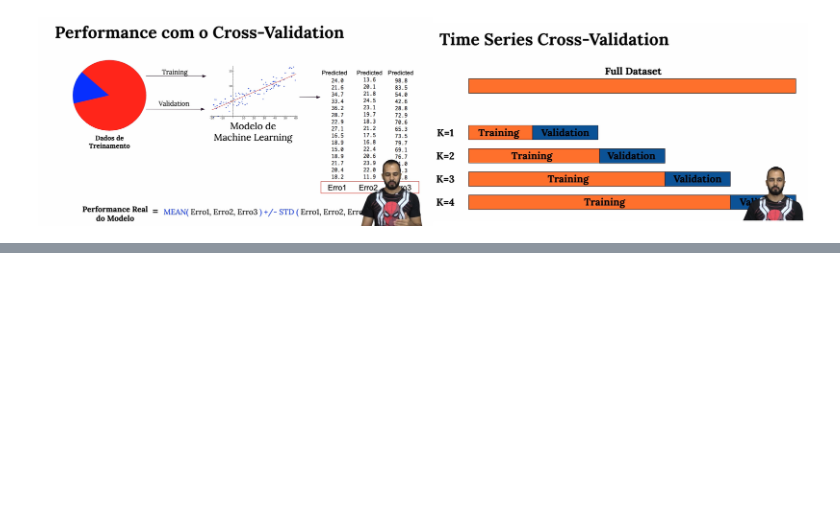
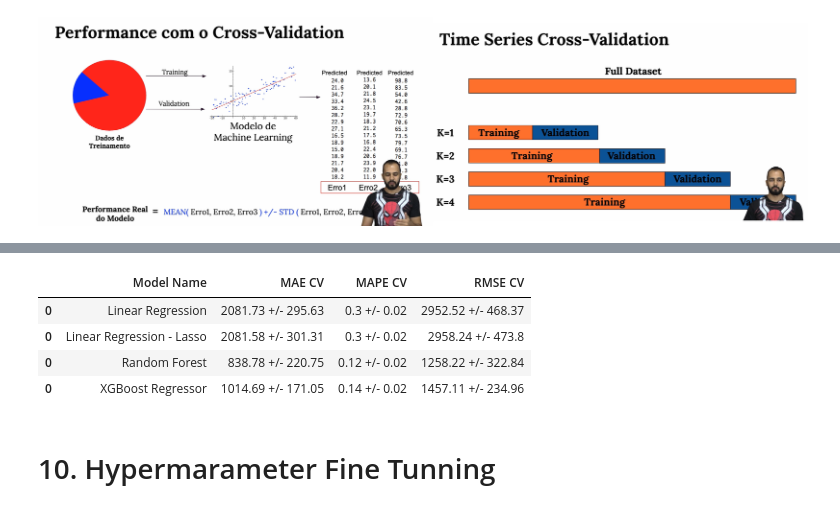
Before and after one commit to rvieira94/cds_03_ds_em_producao, a Jupyter notebook: ds_producao.ipynb, the cells around one changed output, grey strips where cells are left out. Cells and saved outputs as stored; diff of their text form; code cells hidden in the pictures; blank space fills up the shorter version.

Commit message:
concluido cross-validation da performance real do modelo

```diff
--- a/ds_producao.ipynb
+++ b/ds_producao.ipynb
@@ -1174,6 +1170,16 @@ Image('/content/drive/MyDrive/data/ds_producao/cross_validation.png')
 # %%
 x_training = X_train[cols_selected_boruta_full]
 
-model = LinearRegression()
-cross_validation(x_training, 5, 'Linear Regression', model, verbose=True)
+model = pd.DataFrame( {
+    'Model Name': ['Linear Regression', 'Linear Regression - Lasso', 'Random Forest', 'XGBoost Regressor'],
+         'model': [ LinearRegression(), Lasso( alpha = 0.001 ),
+                    RandomForestRegressor( n_estimators = 100, n_jobs = -1, random_state = 42 ),
+          xgb.XGBRegressor( objective = 'reg:squarederror', n_estiamtors = 100, eta = 0.01, max_depth = 10, subsample = 0.7, colsample_bytee = 0.9 )]} )
+
+cv_results = pd.DataFrame(columns=['Model Name','MAE CV','MAPE CV','RMSE CV'])
+
+for i in range(0,len(model)):
+  print('\n' + model.loc[i,'Model Name'])
+  cv = cross_validation(x_training, 5, model.loc[i,'Model Name'], model.loc[i,'model'], verbose=True)
+  cv_results = cv_results.append(cv)
 # %% [output]
@@ -1186,0 +1203,10 @@ KFold Number: 1/5
+# %%
+cv_results
+# %% [output]
+|  | Model Name | MAE CV | MAPE CV | RMSE CV |
+| 0 | Linear Regression | 2081.73 +/- 295.63 | 0.3 +/- 0.02 | 2952.52 +/- 468.37 |
+| 0 | Linear Regression - Lasso | 2081.58 +/- 301.31 | 0.3 +/- 0.02 | 2958.24 +/- 473.8 |
+| 0 | Random Forest | 838.78 +/- 220.75 | 0.12 +/- 0.02 | 1258.22 +/- 322.84 |
+| 0 | XGBoost Regressor | 1014.69 +/- 171.05 | 0.14 +/- 0.02 | 1457.11 +/- 234.96 |
+# %% [markdown]
+# 10. Hypermarameter Fine Tunning
```
Also changed, not shown: parts of 4 cells of this notebook.
